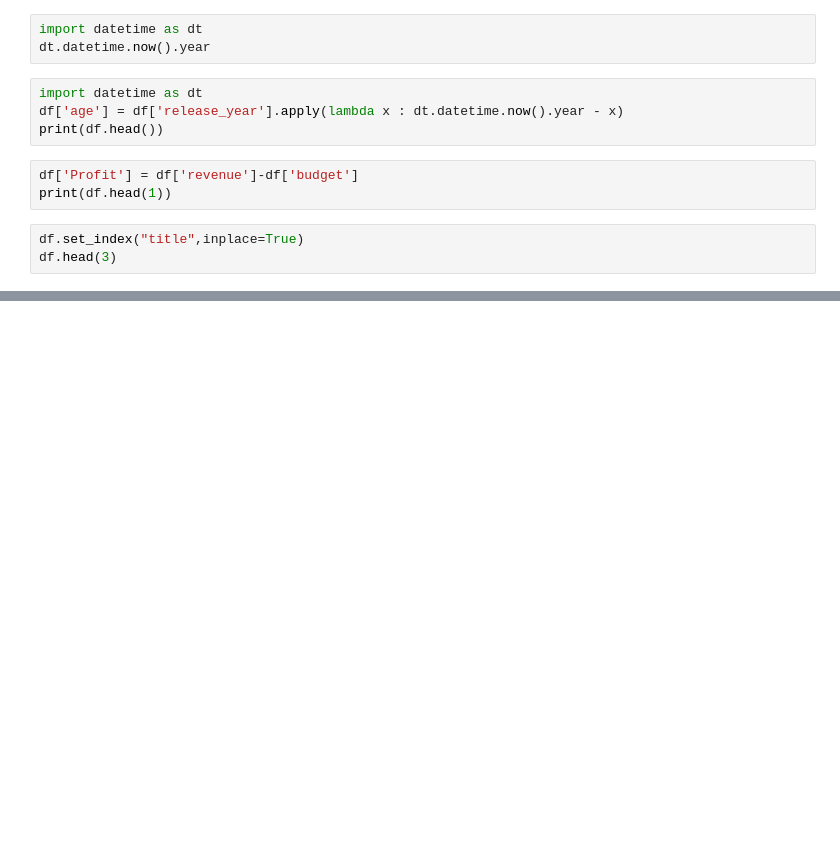
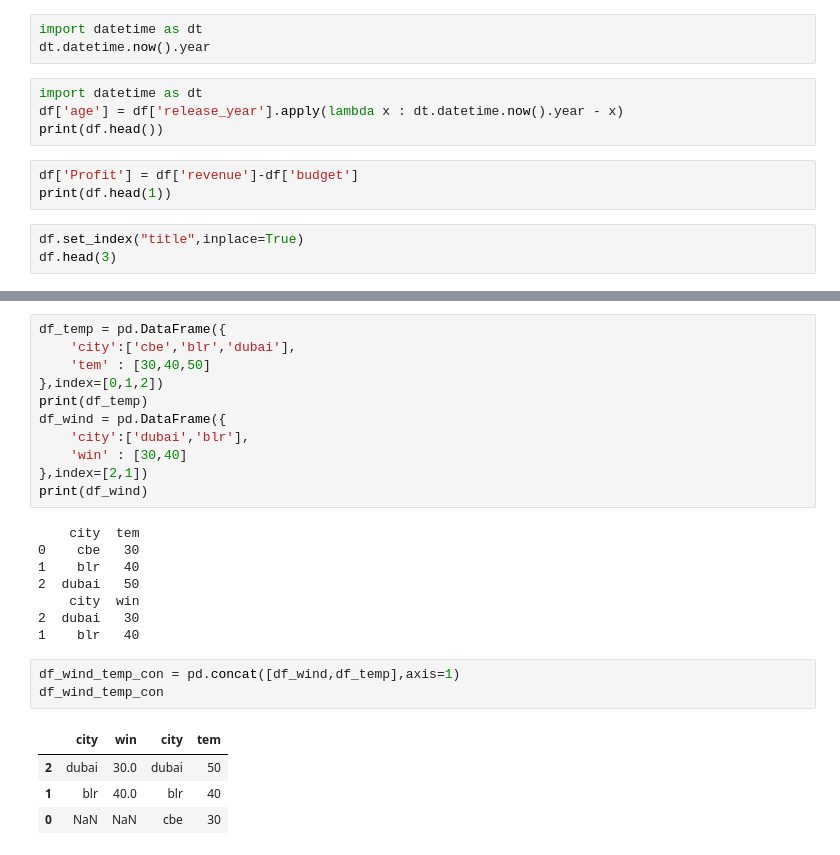
Before and after one commit to prabhu121995/Folder-To-Git, a Jupyter notebook: python-learn/Python-code-web.ipynb, the cells around one changed output, grey strips where cells are left out. Saved outputs shown, nothing was run; the diff lists cells and outputs as text; blank space fills up the shorter version.

```diff
--- a/python-learn/Python-code-web.ipynb
+++ b/python-learn/Python-code-web.ipynb
@@ -63,0 +194,27 @@ df.iloc[0][0]
+# %%
+df_temp = pd.DataFrame({
+    'city':['cbe','blr','dubai'],
+    'tem' : [30,40,50]
+},index=[0,1,2])
+print(df_temp)
+df_wind = pd.DataFrame({
+    'city':['dubai','blr'],
+    'win' : [30,40]
+},index=[2,1])
+print(df_wind)
+# %% [output]
+    city  tem
+0    cbe   30
+1    blr   40
+2  dubai   50
+    city  win
+2  dubai   30
+1    blr   40
+# %%
+df_wind_temp_con = pd.concat([df_wind,df_temp],axis=1)
+df_wind_temp_con
+# %% [output]
+|  | city | win | city | tem |
+| 2 | dubai | 30.0 | dubai | 50 |
+| 1 | blr | 40.0 | blr | 40 |
+| 0 | NaN | NaN | cbe | 30 |
```
Also changed, not shown: parts of 35 cells of this notebook, 7 other files.
